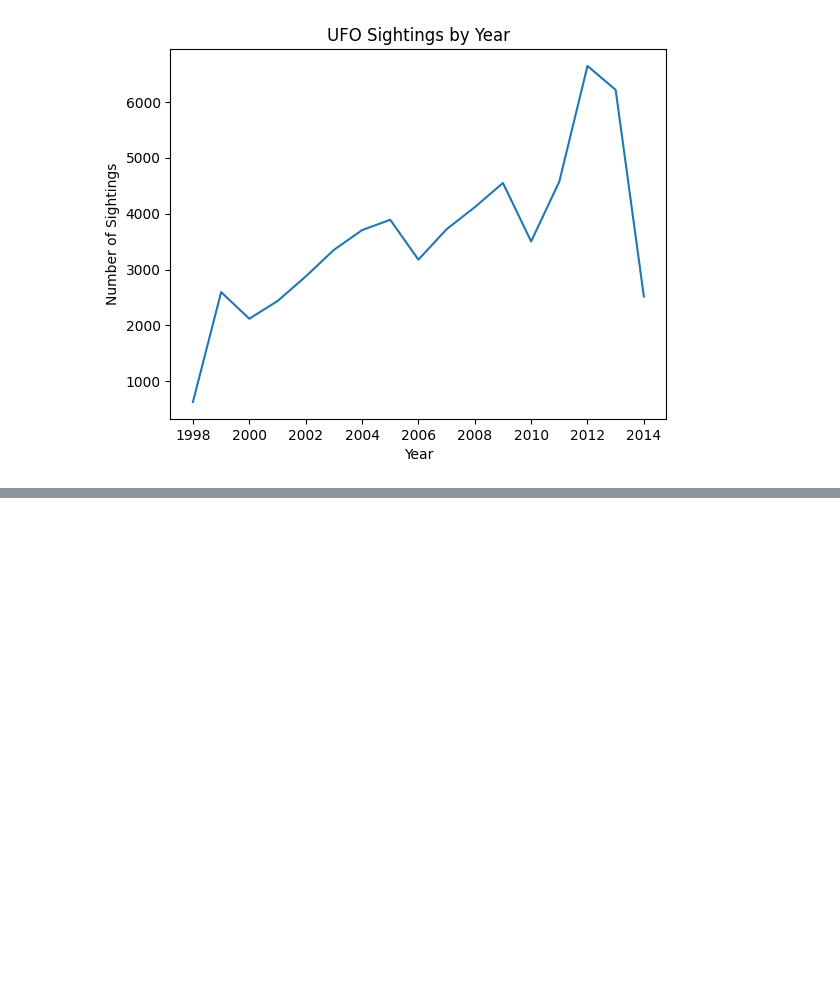
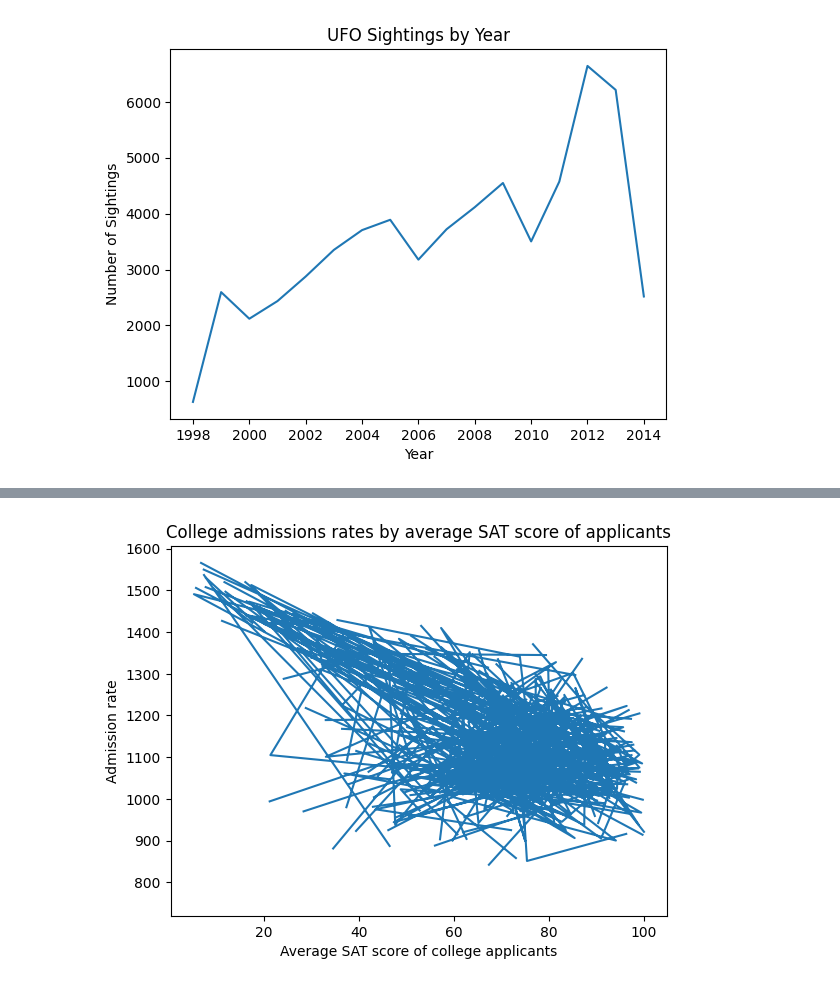
Before and after one commit to kristinporter/DSC201_602, a Jupyter notebook: Python-Notebook3.ipynb, the cells around one changed output, grey strips where cells are left out. Cells and saved outputs as stored; diff of their text form; code cells hidden in the pictures; blank space fills up the shorter version.

```diff
--- a/Python-Notebook3.ipynb
+++ b/Python-Notebook3.ipynb
@@ -237,0 +315,15 @@ plt.show()
+# %%
+# Here we group the data by year and count the number of observations by year.
+#sightings_by_year = ufoDat.groupby('Dates.Documented.Year').size()
+
+# Let's take a look
+#print(sightings_by_year)
+
+# Then we can plot this
+plt.plot(collegesDat['admit_rate'], collegesDat['SAT_avg'])
+plt.title('College admissions rates by average SAT score of applicants')
+plt.xlabel('Average SAT score of college applicants')
+plt.ylabel('Admission rate')
+plt.show()
+# %% [output]
+[figure, added]
```
Also changed, not shown: parts of 10 cells of this notebook, 6 other files.
